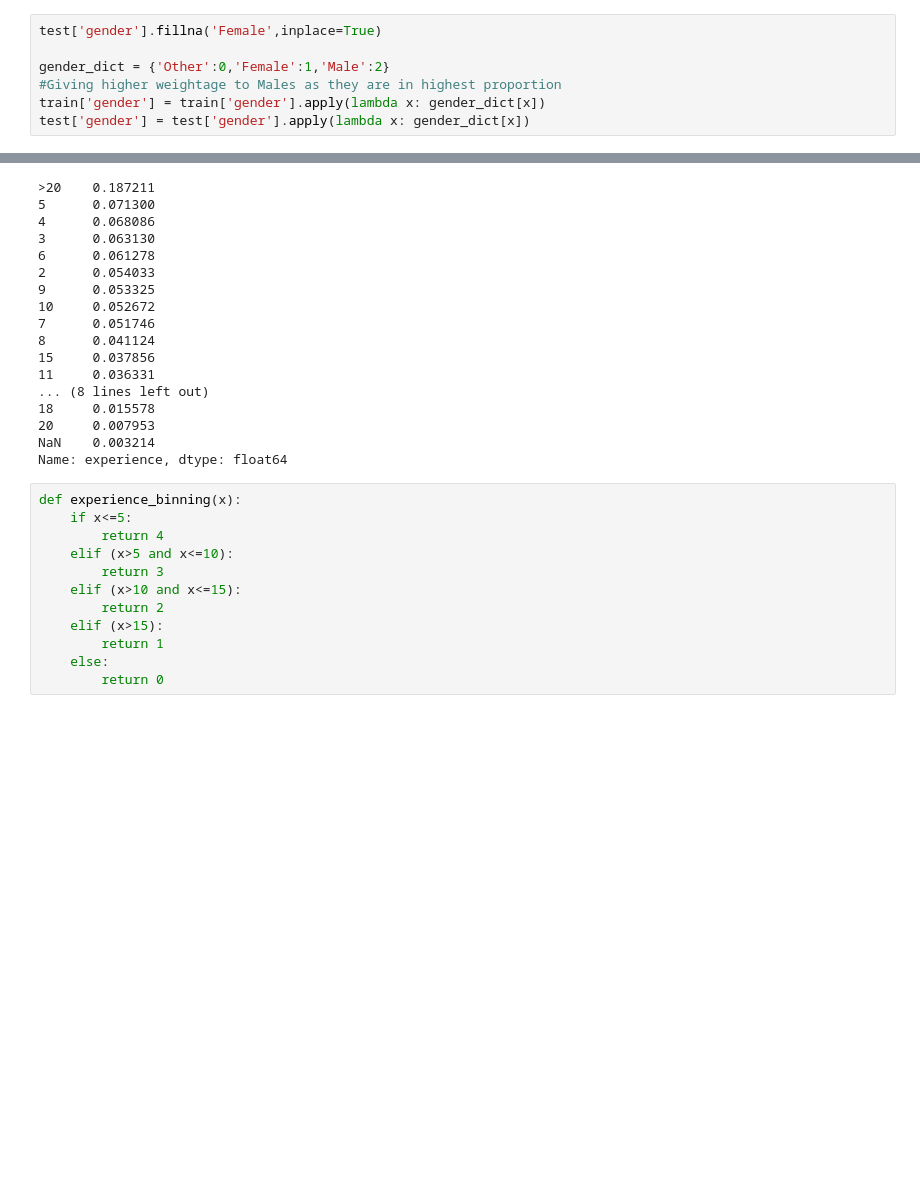
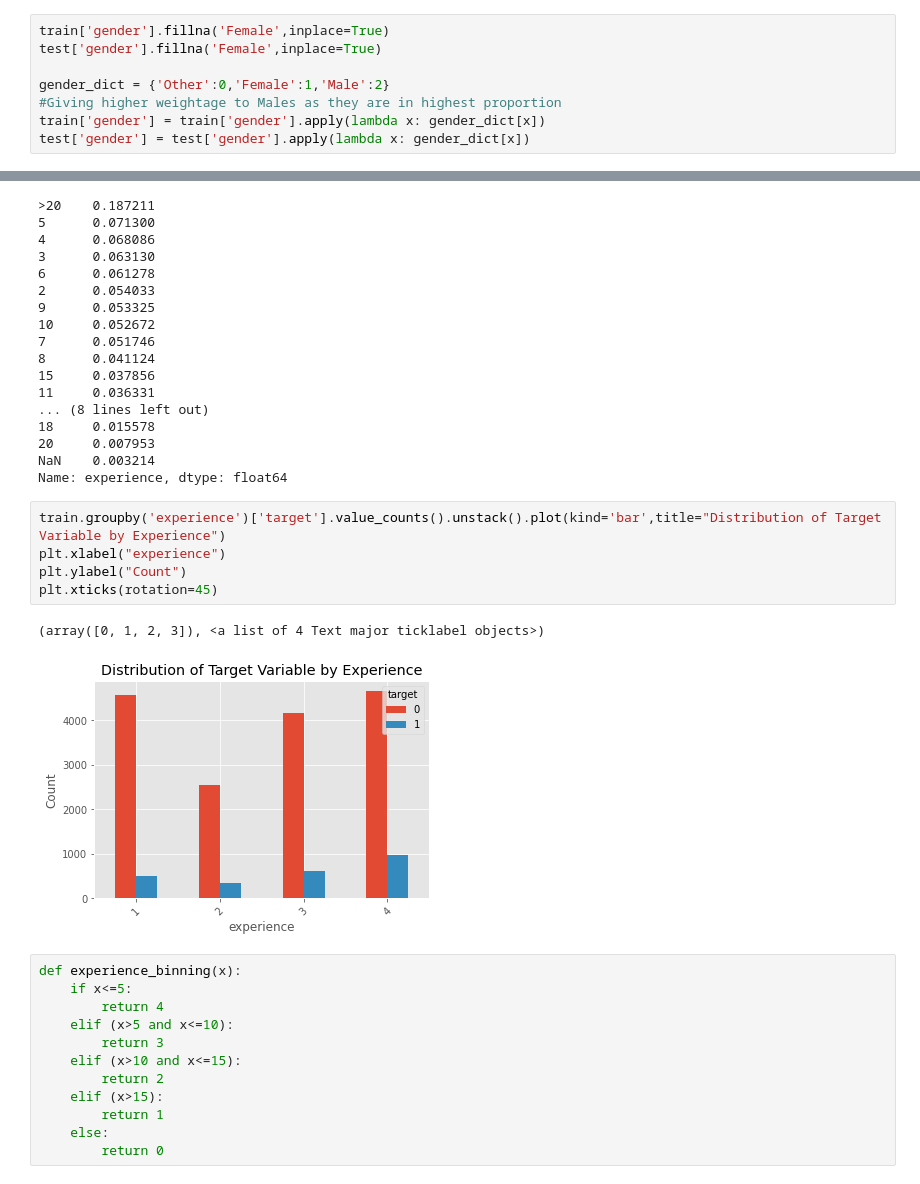
Before and after one commit to asheetsinvhal/dataAnalytics2020, a Jupyter notebook: HR Analytics/HRAx-Predict Empl Job change.ipynb, the cells around one changed output, grey strips where cells are left out. Cells and saved outputs as stored; diff of their text form; blank space fills up the shorter version.

```diff
--- a/HR Analytics/HRAx-Predict Empl Job change.ipynb
+++ b/HR Analytics/HRAx-Predict Empl Job change.ipynb
@@ -192,4 +302,5 @@ plt.title("Distribution of Gender Variable");
 # %%
+train['gender'].fillna('Female',inplace=True)
 test['gender'].fillna('Female',inplace=True)
 
 gender_dict = {'Other':0,'Female':1,'Male':2}
@@ -374,6 +485,14 @@ test['last_new_job'] = test['last_new_job'].apply(last_new_job_binning)
 20     0.007953
 NaN    0.003214
 Name: experience, dtype: float64
+# %%
+train.groupby('experience')['target'].value_counts().unstack().plot(kind='bar',title="Distribution of Target Variable by Experience")
+plt.xlabel("experience")
+plt.ylabel("Count")
+plt.xticks(rotation=45)
+# %% [output]
+(array([0, 1, 2, 3]), <a list of 4 Text major ticklabel objects>)
+[figure, added]
 # %%
 def experience_binning(x):
     if x<=5:
```
Also changed, not shown: parts of 23 cells of this notebook.
